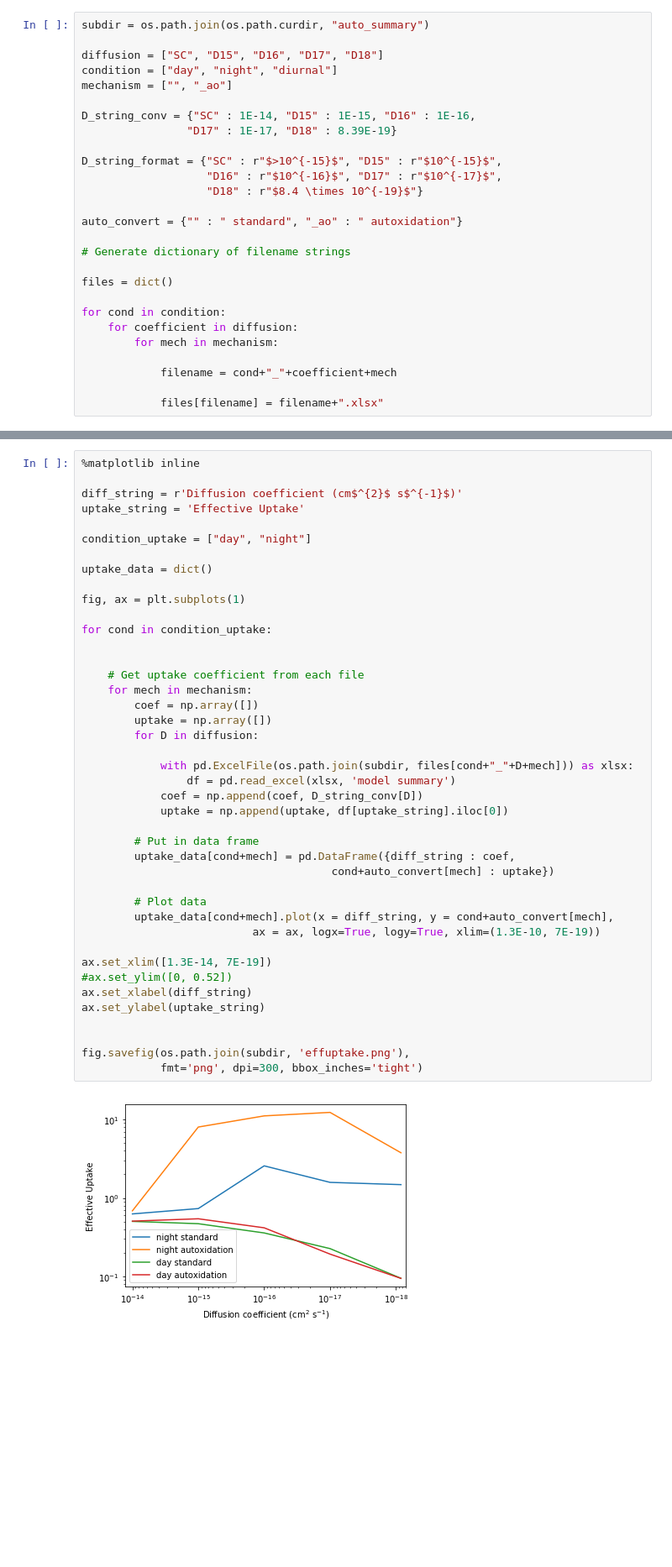
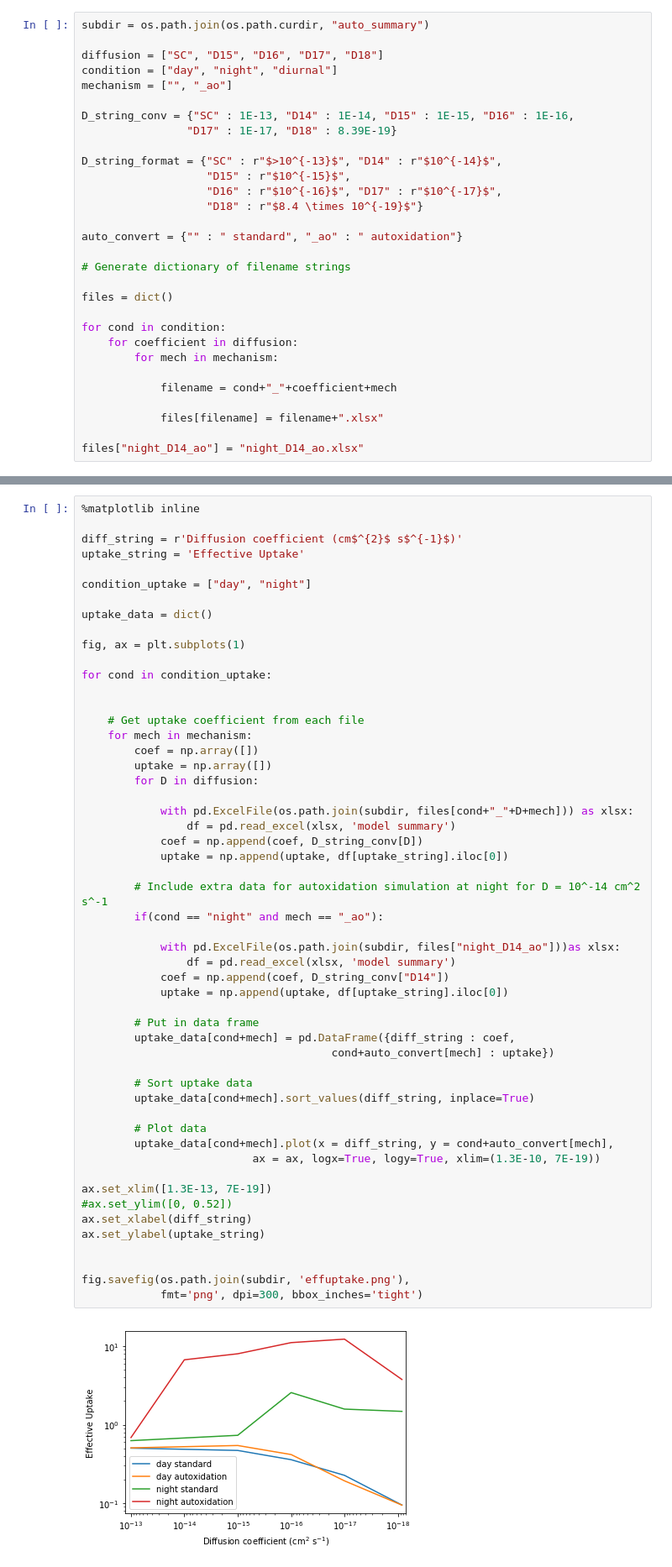
Before and after one commit to aawiegel/StackSimAnalysis, a Jupyter notebook: python/Autoxidation.ipynb, the cells around one changed output, grey strips where cells are left out. Shown at 84% size. Saved outputs shown, nothing was run; the diff lists cells and outputs as text; blank space fills up the shorter version.

```diff
--- a/python/Autoxidation.ipynb
+++ b/python/Autoxidation.ipynb
@@ -49,10 +58,11 @@ diffusion = ["SC", "D15", "D16", "D17", "D18"]
 condition = ["day", "night", "diurnal"]
 mechanism = ["", "_ao"]
 
-D_string_conv = {"SC" : 1E-14, "D15" : 1E-15, "D16" : 1E-16,
+D_string_conv = {"SC" : 1E-13, "D14" : 1E-14, "D15" : 1E-15, "D16" : 1E-16,
                 "D17" : 1E-17, "D18" : 8.39E-19}
 
-D_string_format = {"SC" : r"$>10^{-15}$", "D15" : r"$10^{-15}$",
+D_string_format = {"SC" : r"$>10^{-13}$", "D14" : r"$10^{-14}$",
+                   "D15" : r"$10^{-15}$",
                    "D16" : r"$10^{-16}$", "D17" : r"$10^{-17}$",
                    "D18" : r"$8.4 \times 10^{-19}$"}
 
@@ -69,6 +79,8 @@ for cond in condition:
             filename = cond+"_"+coefficient+mech
 
             files[filename] = filename+".xlsx"
+
+files["night_D14_ao"] = "night_D14_ao.xlsx"
 # %% [markdown]
 ## Simulation data plots
 
@@ -88,35 +100,46 @@ fig, ax = plt.subplots(1)
 for cond in condition_uptake:
 
 
     # Get uptake coefficient from each file
     for mech in mechanism:
         coef = np.array([])
         uptake = np.array([])
         for D in diffusion:
 
             with pd.ExcelFile(os.path.join(subdir, files[cond+"_"+D+mech])) as xlsx:
                 df = pd.read_excel(xlsx, 'model summary')
             coef = np.append(coef, D_string_conv[D])
             uptake = np.append(uptake, df[uptake_string].iloc[0])
 
+        # Include extra data for autoxidation simulation at night for D = 10^-14 cm^2 s^-1
+        if(cond == "night" and mech == "_ao"):
+
+            with pd.ExcelFile(os.path.join(subdir, files["night_D14_ao"]))as xlsx:
+                df = pd.read_excel(xlsx, 'model summary')
+            coef = np.append(coef, D_string_conv["D14"])
+            uptake = np.append(uptake, df[uptake_string].iloc[0])
+
         # Put in data frame
         uptake_data[cond+mech] = pd.DataFrame({diff_string : coef,
                                       cond+auto_convert[mech] : uptake})
+
+        # Sort uptake data
+        uptake_data[cond+mech].sort_values(diff_string, inplace=True)
 
         # Plot data
         uptake_data[cond+mech].plot(x = diff_string, y = cond+auto_convert[mech],
                           ax = ax, logx=True, logy=True, xlim=(1.3E-10, 7E-19))
 
-ax.set_xlim([1.3E-14, 7E-19])
+ax.set_xlim([1.3E-13, 7E-19])
 #ax.set_ylim([0, 0.52])
 ax.set_xlabel(diff_string)
 ax.set_ylabel(uptake_string)
 
 
 fig.savefig(os.path.join(subdir, 'effuptake.png'),
             fmt='png', dpi=300, bbox_inches='tight')
 # %% [output]
-[figure, old version]
+[figure, new version]
 # %%
 # Load data to be graphed below.
 
```
Also changed, not shown: parts of 4 cells of this notebook.
